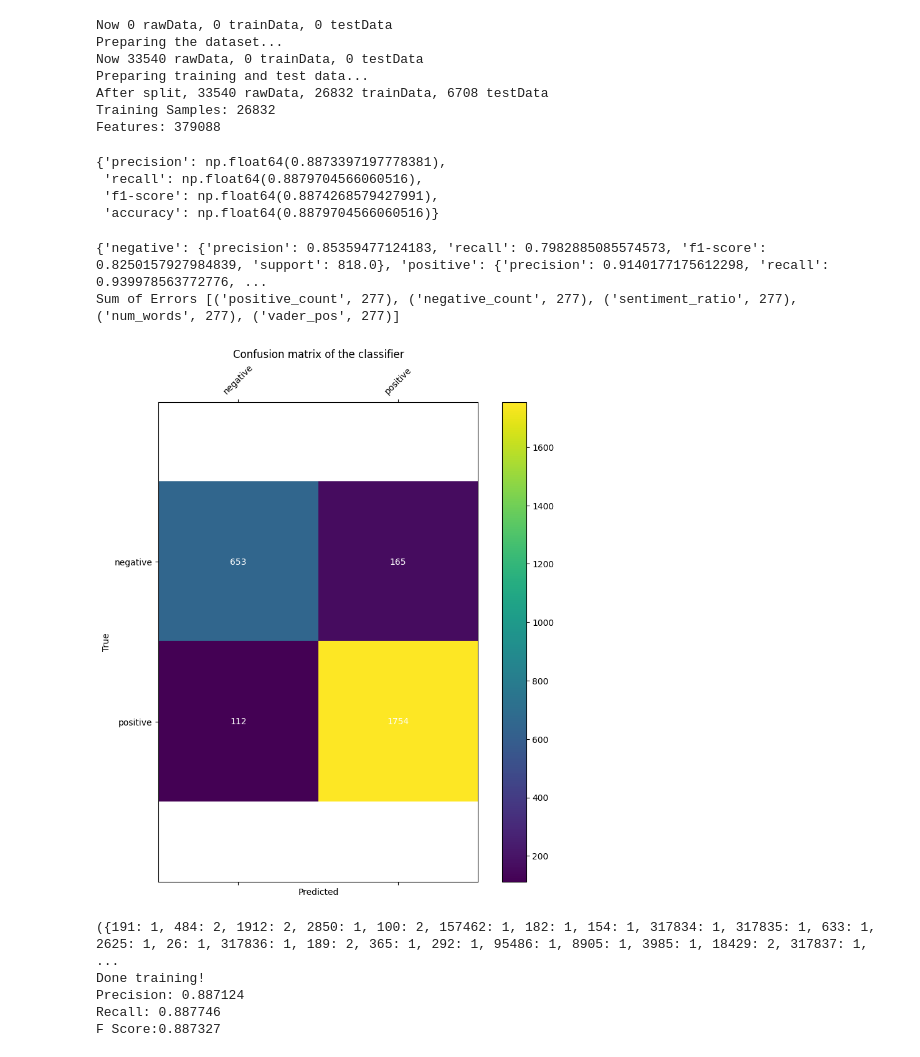
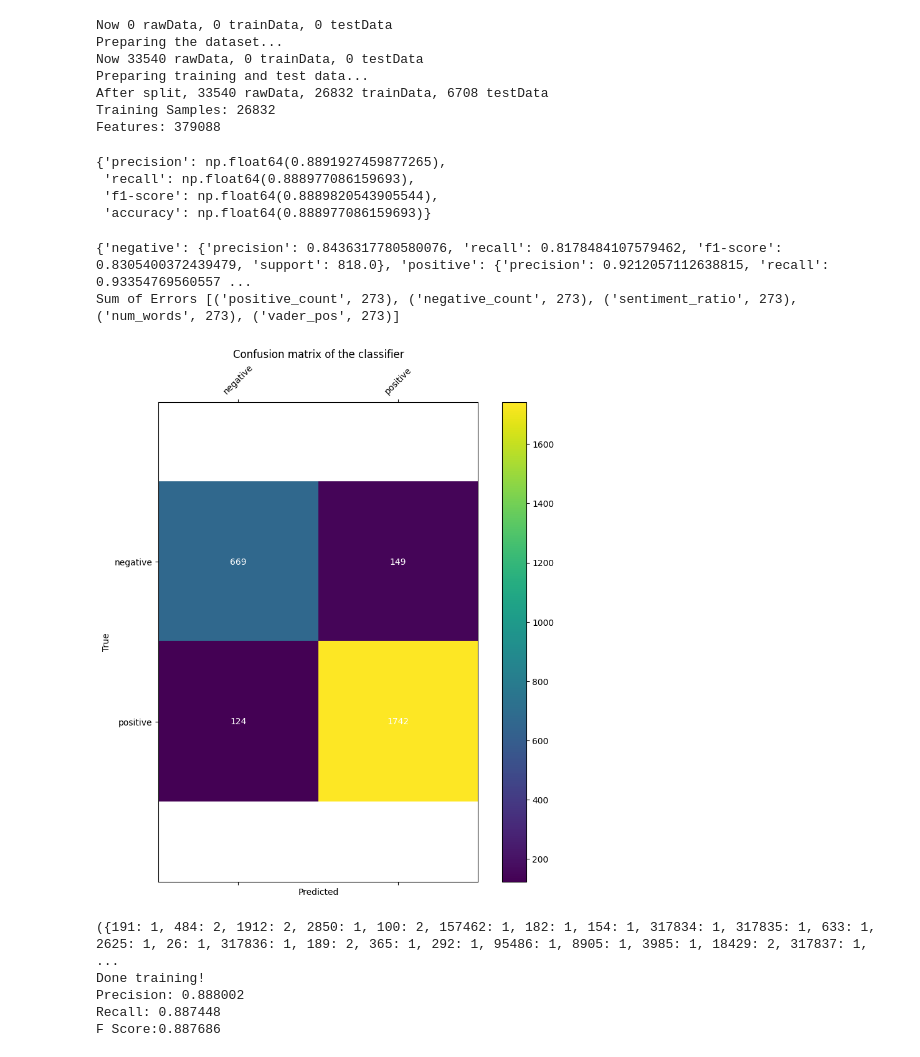
Before and after one commit to nik3348/ECS763-NLP, a Jupyter notebook: ecs763-coursework1/Q4.ipynb, the cells around one changed output. Cells and saved outputs as stored; diff of their text form; code cells hidden in the pictures.

```diff
--- a/ecs763-coursework1/Q4.ipynb
+++ b/ecs763-coursework1/Q4.ipynb
@@ -249,7 +263,7 @@ Training Samples: 26832
 Features: 379088
 # %%
 def train_classifier(data):
-    pipeline = Pipeline([("svc", LinearSVC(C=1.1, class_weight="balanced", max_iter=9000))])
+    pipeline = Pipeline([("svc", LogisticRegression(C=1.1, class_weight="balanced", max_iter=3000))])
     return SklearnClassifier(pipeline).train(data)
 
 
@@ -281,10 +295,10 @@ def cross_validate(dataset, folds):
 # %%
 cross_validate(train_data, 10)
 # %% [output]
-{'precision': np.float64(0.8873397197778381),
- 'recall': np.float64(0.8879704566060516),
- 'f1-score': np.float64(0.8874268579427991),
- 'accuracy': np.float64(0.8879704566060516)}
+{'precision': np.float64(0.8891927459877265),
+ 'recall': np.float64(0.888977086159693),
+ 'f1-score': np.float64(0.8889820543905544),
+ 'accuracy': np.float64(0.888977086159693)}
 # %%
 from sklearn import metrics
 import matplotlib.pyplot as plt
@@ -329,7 +343,7 @@ test_features, test_labels = zip(*test_set)
 
 training_samples = int((0.8 * len(raw_data)))
 raw_test_set = raw_data[:training_samples]
-raw_test_set = raw_test_set[fold_size:]
+raw_test_set = raw_test_set[:fold_size]
 
 classifier = train_classifier(train_set)
 predictions = predict_labels(test_features, classifier)
@@ -357,36 +371,36 @@ for idx, value in enumerate(test_features):
             feature = index_to_feature.get(feature_idx)
             false_negative_features[feature] = (
                 false_negative_features.get(feature, 0) + 1
             )
         false_negative_results.append(f"{raw_test_set[idx][1]} {raw_test_set[idx][0]}")
 
     if test_labels[idx] != predictions[idx]:
         for feature_idx, count in value.items():
             feature = index_to_feature.get(feature_idx)
             false_features[feature] = false_features.get(feature, 0) + 1
 
 sorted_fp = sorted(false_positive_features.items(), key=lambda x: x[1], reverse=True)
 sorted_fn = sorted(false_negative_features.items(), key=lambda x: x[1], reverse=True)
 sorted_f = sorted(false_features.items(), key=lambda x: x[1], reverse=True)
 
 print(f"Sum of Errors {sorted_f[:5]}")
 with open("false_positives.txt", "w") as f:
     f.write(f"False Positives {sorted_fp[:5]}\n\n")
     f.write("\n".join(false_positive_results))
 
 with open("false_negatives.txt", "w") as f:
     f.write(f"False Negatives {sorted_fn[:5]}\n\n")
     f.write("\n".join(false_negative_results))
 
 with open("global_feature_dict.txt", "w") as f:
     for item in global_feature_dict.items():
         f.write(f"{item}\n")
 
 confusion_matrix_heatmap(test_labels, predictions, labels=["negative", "positive"])
 # %% [output]
-{'negative': {'precision': 0.85359477124183, 'recall': 0.7982885085574573, 'f1-score': 0.8250157927984839, 'support': 818.0}, 'positive': {'precision': 0.9140177175612298, 'recall': 0.939978563772776, ...
-Sum of Errors [('positive_count', 277), ('negative_count', 277), ('sentiment_ratio', 277), ('num_words', 277), ('vader_pos', 277)]
+{'negative': {'precision': 0.8436317780580076, 'recall': 0.8178484107579462, 'f1-score': 0.8305400372439479, 'support': 818.0}, 'positive': {'precision': 0.9212057112638815, 'recall': 0.93354769560557 ...
+Sum of Errors [('positive_count', 273), ('negative_count', 273), ('sentiment_ratio', 273), ('num_words', 273), ('vader_pos', 273)]
-[figure, old version]
+[figure, new version]
 # %%
 # Finally, check the accuracy of your classifier by training on all the traning data
 # and testing on the test set
@@ -403,6 +417,6 @@ if functions_complete:
 # %% [output]
 ({191: 1, 484: 2, 1912: 2, 2850: 1, 100: 2, 157462: 1, 182: 1, 154: 1, 317834: 1, 317835: 1, 633: 1, 2625: 1, 26: 1, 317836: 1, 189: 2, 365: 1, 292: 1, 95486: 1, 8905: 1, 3985: 1, 18429: 2, 317837: 1, ...
 Done training!
-Precision: 0.887124
-Recall: 0.887746
-F Score:0.887327
+Precision: 0.888002
+Recall: 0.887448
+F Score:0.887686
```
Also changed, not shown: parts of 2 cells of this notebook, 5 other files.
